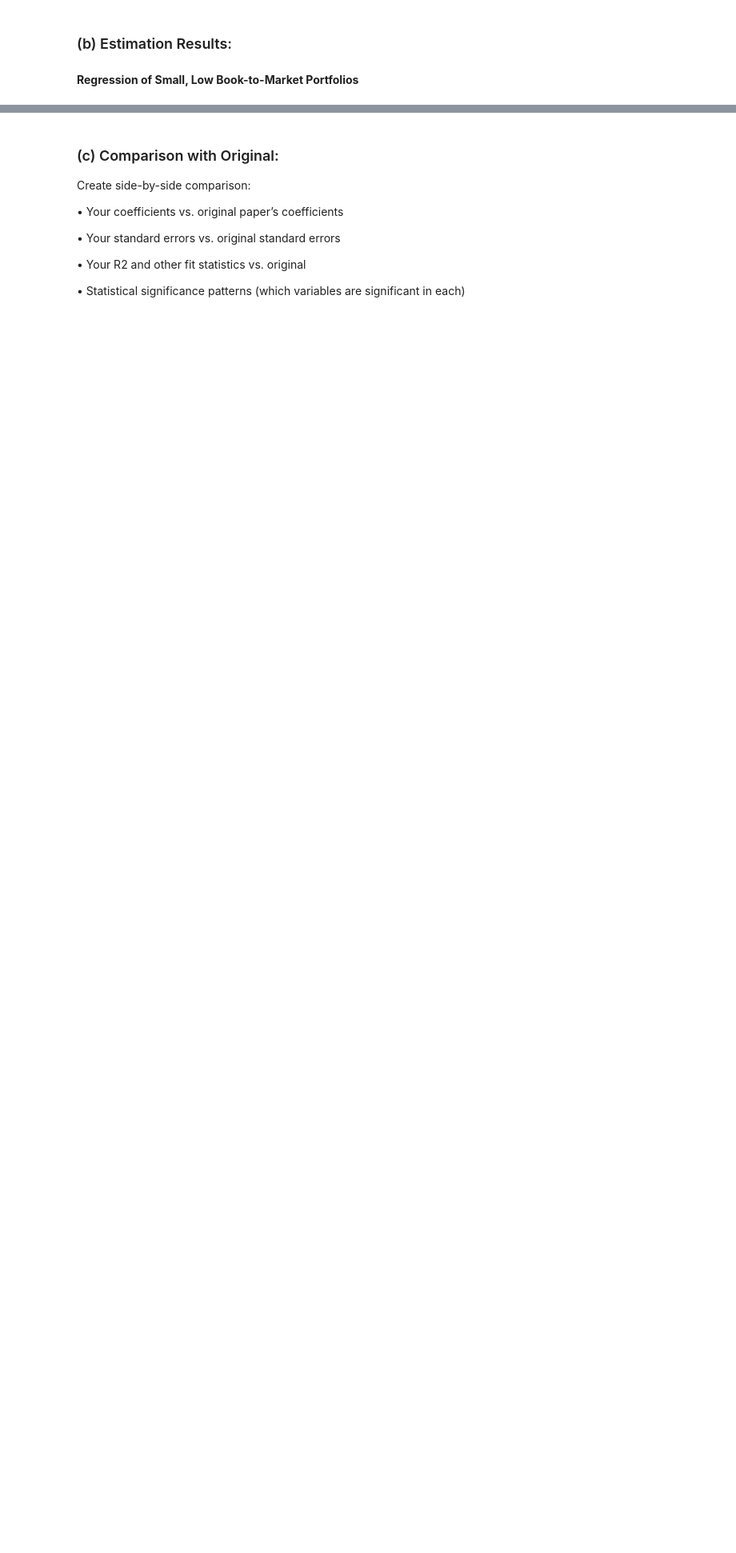
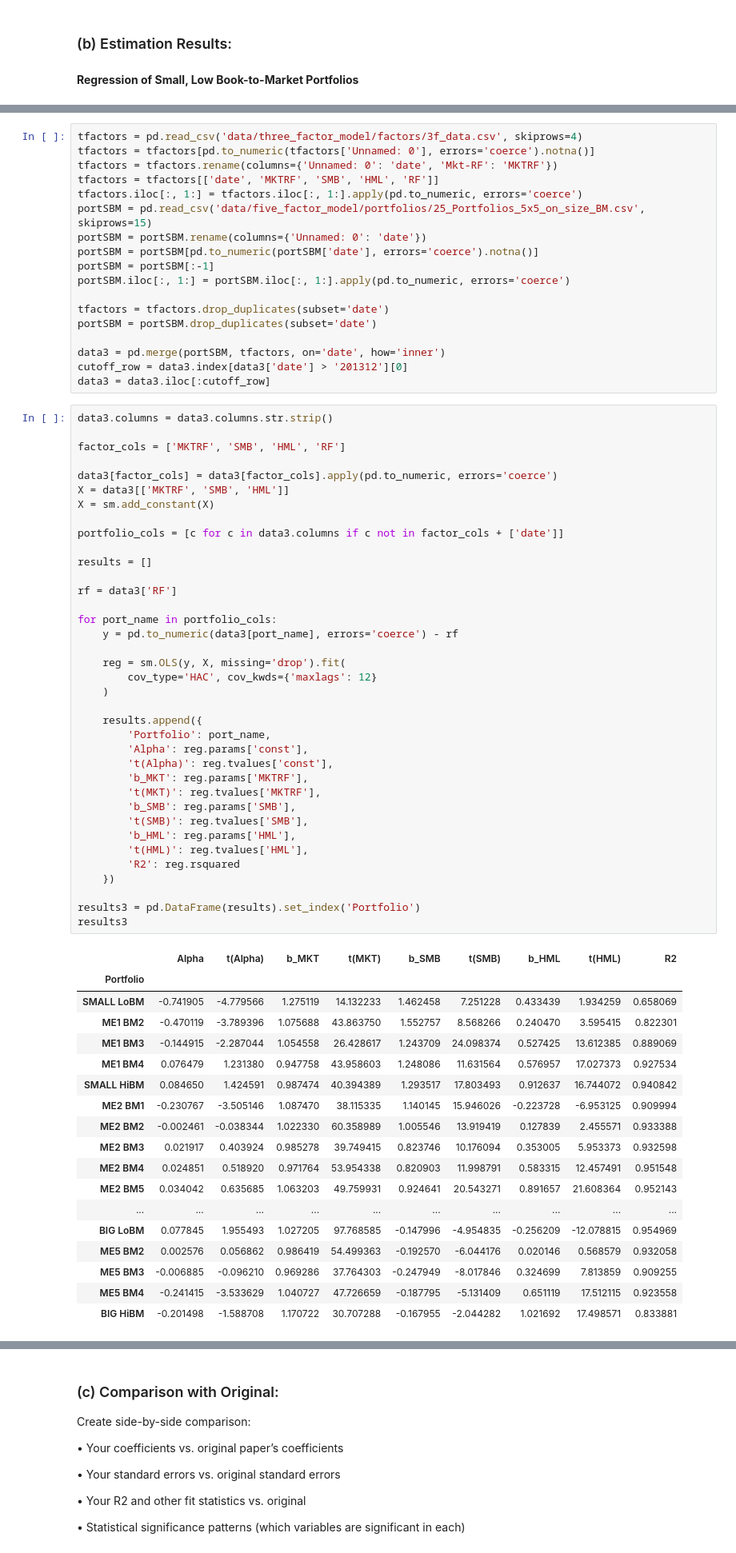
Before and after one commit to ignaciomacan/FFM, a Jupyter notebook: FFM_DRAFT_11.20.ipynb, the cells around one changed output, grey strips where cells are left out. Shown at 80% size. Drawn from its saved outputs; the diff is of its cells as text; blank space fills up the shorter version.

```diff
--- a/FFM_DRAFT_11.20.ipynb
+++ b/FFM_DRAFT_11.20.ipynb
@@ -1403,0 +1390,74 @@ Notes:
+# %%
+tfactors = pd.read_csv('data/three_factor_model/factors/3f_data.csv', skiprows=4)
+tfactors = tfactors[pd.to_numeric(tfactors['Unnamed: 0'], errors='coerce').notna()]
+tfactors = tfactors.rename(columns={'Unnamed: 0': 'date', 'Mkt-RF': 'MKTRF'})
+tfactors = tfactors[['date', 'MKTRF', 'SMB', 'HML', 'RF']]
+tfactors.iloc[:, 1:] = tfactors.iloc[:, 1:].apply(pd.to_numeric, errors='coerce')
+portSBM = pd.read_csv('data/five_factor_model/portfolios/25_Portfolios_5x5_on_size_BM.csv', skiprows=15)
+portSBM = portSBM.rename(columns={'Unnamed: 0': 'date'})
+portSBM = portSBM[pd.to_numeric(portSBM['date'], errors='coerce').notna()]
+portSBM = portSBM[:-1]
+portSBM.iloc[:, 1:] = portSBM.iloc[:, 1:].apply(pd.to_numeric, errors='coerce')
+
+tfactors = tfactors.drop_duplicates(subset='date')
+portSBM = portSBM.drop_duplicates(subset='date')
+
+data3 = pd.merge(portSBM, tfactors, on='date', how='inner')
+cutoff_row = data3.index[data3['date'] > '201312'][0]
+data3 = data3.iloc[:cutoff_row]
+# %%
+data3.columns = data3.columns.str.strip()
+
+factor_cols = ['MKTRF', 'SMB', 'HML', 'RF']
+
+data3[factor_cols] = data3[factor_cols].apply(pd.to_numeric, errors='coerce')
+X = data3[['MKTRF', 'SMB', 'HML']]
+X = sm.add_constant(X)
+
+portfolio_cols = [c for c in data3.columns if c not in factor_cols + ['date']]
+
+results = []
+
+rf = data3['RF']
+
+for port_name in portfolio_cols:
+    y = pd.to_numeric(data3[port_name], errors='coerce') - rf
+
+    reg = sm.OLS(y, X, missing='drop').fit(
+        cov_type='HAC', cov_kwds={'maxlags': 12}
+    )
+
+    results.append({
+        'Portfolio': port_name,
+        'Alpha': reg.params['const'],
+        't(Alpha)': reg.tvalues['const'],
+        'b_MKT': reg.params['MKTRF'],
+        't(MKT)': reg.tvalues['MKTRF'],
+        'b_SMB': reg.params['SMB'],
+        't(SMB)': reg.tvalues['SMB'],
+        'b_HML': reg.params['HML'],
+        't(HML)': reg.tvalues['HML'],
+        'R2': reg.rsquared
+    })
+
+results3 = pd.DataFrame(results).set_index('Portfolio')
+results3
+# %% [output]
+|  | Alpha | t(Alpha) | b_MKT | t(MKT) | b_SMB | t(SMB) | b_HML | t(HML) | R2 |
+| Portfolio |  |  |  |  |  |  |  |  |  |
+| SMALL LoBM | -0.741905 | -4.779566 | 1.275119 | 14.132233 | 1.462458 | 7.251228 | 0.433439 | 1.934259 | 0.658069 |
+| ME1 BM2 | -0.470119 | -3.789396 | 1.075688 | 43.863750 | 1.552757 | 8.568266 | 0.240470 | 3.595415 | 0.822301 |
+| ME1 BM3 | -0.144915 | -2.287044 | 1.054558 | 26.428617 | 1.243709 | 24.098374 | 0.527425 | 13.612385 | 0.889069 |
+| ME1 BM4 | 0.076479 | 1.231380 | 0.947758 | 43.958603 | 1.248086 | 11.631564 | 0.576957 | 17.027373 | 0.927534 |
+| SMALL HiBM | 0.084650 | 1.424591 | 0.987474 | 40.394389 | 1.293517 | 17.803493 | 0.912637 | 16.744072 | 0.940842 |
+| ME2 BM1 | -0.230767 | -3.505146 | 1.087470 | 38.115335 | 1.140145 | 15.946026 | -0.223728 | -6.953125 | 0.909994 |
+| ME2 BM2 | -0.002461 | -0.038344 | 1.022330 | 60.358989 | 1.005546 | 13.919419 | 0.127839 | 2.455571 | 0.933388 |
+| ME2 BM3 | 0.021917 | 0.403924 | 0.985278 | 39.749415 | 0.823746 | 10.176094 | 0.353005 | 5.953373 | 0.932598 |
+| ME2 BM4 | 0.024851 | 0.518920 | 0.971764 | 53.954338 | 0.820903 | 11.998791 | 0.583315 | 12.457491 | 0.951548 |
+| ME2 BM5 | 0.034042 | 0.635685 | 1.063203 | 49.759931 | 0.924641 | 20.543271 | 0.891657 | 21.608364 | 0.952143 |
+| ... | ... | ... | ... | ... | ... | ... | ... | ... | ... |
+| BIG LoBM | 0.077845 | 1.955493 | 1.027205 | 97.768585 | -0.147996 | -4.954835 | -0.256209 | -12.078815 | 0.954969 |
+| ME5 BM2 | 0.002576 | 0.056862 | 0.986419 | 54.499363 | -0.192570 | -6.044176 | 0.020146 | 0.568579 | 0.932058 |
+| ME5 BM3 | -0.006885 | -0.096210 | 0.969286 | 37.764303 | -0.247949 | -8.017846 | 0.324699 | 7.813859 | 0.909255 |
+| ME5 BM4 | -0.241415 | -3.533629 | 1.040727 | 47.726659 | -0.187795 | -5.131409 | 0.651119 | 17.512115 | 0.923558 |
+| BIG HiBM | -0.201498 | -1.588708 | 1.170722 | 30.707288 | -0.167955 | -2.044282 | 1.021692 | 17.498571 | 0.833881 |
```
Also changed, not shown: parts of 7 cells of this notebook, 1 other file.
